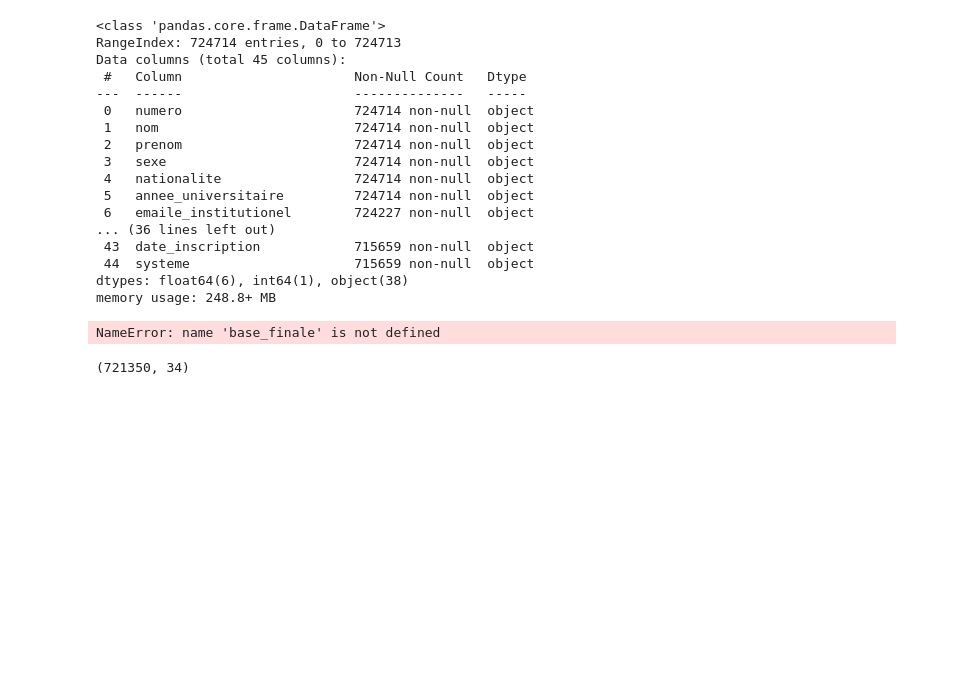
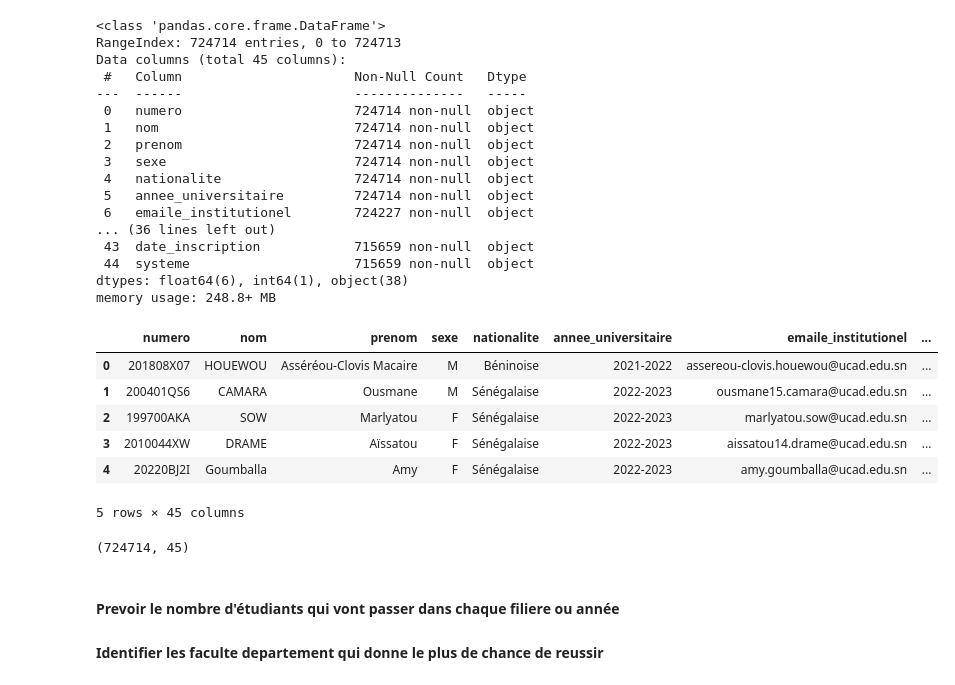
Before and after one commit to Abdourahmane2/mon_stage_senegal, a Jupyter notebook: code/ML/donne_fusion.ipynb, the cells around one changed output. Drawn from its saved outputs; the diff is of its cells as text; code cells hidden in the pictures; blank space fills up the shorter version.

```diff
--- a/code/ML/donne_fusion.ipynb
+++ b/code/ML/donne_fusion.ipynb
@@ -213,10 +219,19 @@ Data columns (total 45 columns):
 dtypes: float64(6), int64(1), object(38)
 memory usage: 248.8+ MB
 # %%
-base_finale.head()
+base_final.head()
 # %% [output]
+|  | numero | nom | prenom | sexe | nationalite | annee_universitaire | emaile_institutionel | ... |
+| 0 | 201808X07 | HOUEWOU | Asséréou-Clovis Macaire | M | Béninoise | 2021-2022 | assereou-clovis.houewou@ucad.edu.sn | ... |
+| 1 | 200401QS6 | CAMARA | Ousmane | M | Sénégalaise | 2022-2023 | ousmane15.camara@ucad.edu.sn | ... |
+| 2 | 199700AKA | SOW | Marlyatou | F | Sénégalaise | 2022-2023 | marlyatou.sow@ucad.edu.sn | ... |
+| 3 | 2010044XW | DRAME | Aïssatou | F | Sénégalaise | 2022-2023 | aissatou14.drame@ucad.edu.sn | ... |
+| 4 | 20220BJ2I | Goumballa | Amy | F | Sénégalaise | 2022-2023 | amy.goumballa@ucad.edu.sn | ... |
-NameError: name 'base_finale' is not defined
+5 rows × 45 columns
 # %%
-base_finale.shape
+base_final.shape
 # %% [output]
-(721350, 34)
+(724714, 45)
+# %% [markdown]
+#### Prevoir le nombre d'étudiants qui vont passer dans chaque filiere ou année
+####  Identifier les faculte departement qui donne le plus de chance de reussir
```
Also changed, not shown: parts of 1 cell of this notebook, 8 other files.
